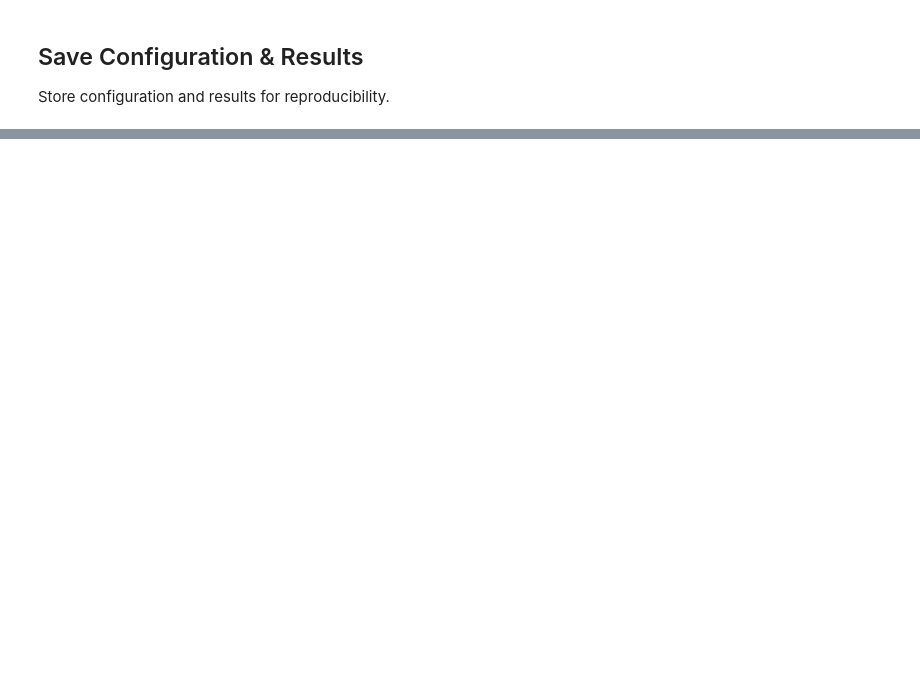
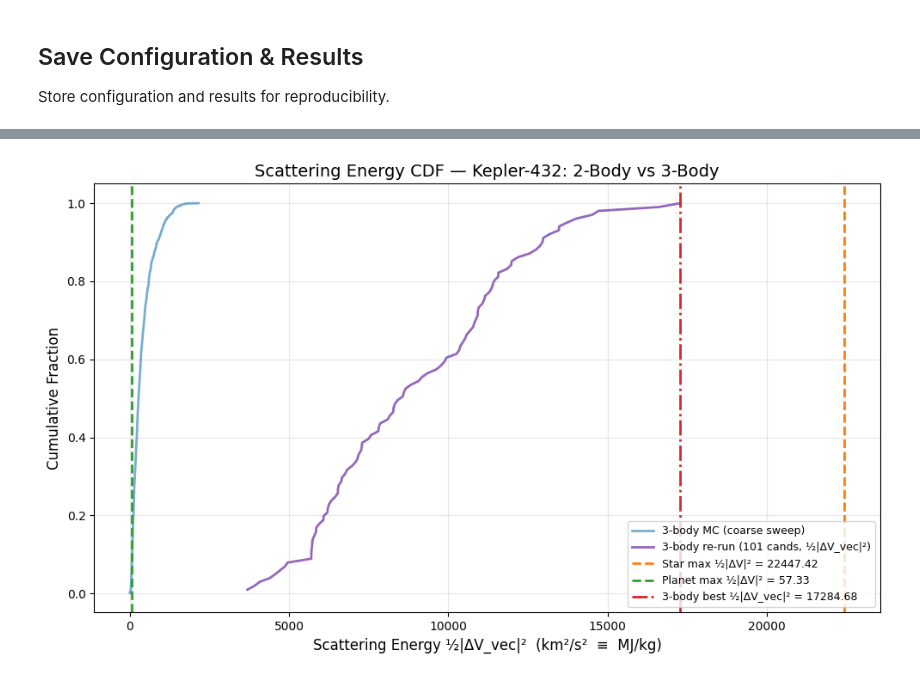
Before and after one commit to prshr1/slingshot-solver, a Jupyter notebook: ThreeBodySolver_v2.ipynb, the cells around one changed output, grey strips where cells are left out. Saved outputs shown, nothing was run; the diff lists cells and outputs as text; code cells hidden in the pictures; blank space fills up the shorter version.

```diff
--- a/ThreeBodySolver_v2.ipynb
+++ b/ThreeBodySolver_v2.ipynb
@@ -362,25 +594,35 @@ Store configuration and results for reproducibility.
 # %%
 from slingshot.config import save_config
 import pickle
-from datetime import datetime
+import dataclasses
 
-output_dir = Path(f"./results_{cfg.system.name}_{datetime.now().strftime('%Y%m%d_%H%M%S')}")
-output_dir.mkdir(parents=True, exist_ok=True)
+# output_dir was already created after the MC cell — reuse it
+print(f"Saving to: {output_dir}")
 
 # Save config
 config_file = output_dir / "config.yaml"
 save_config(cfg, str(config_file), format="yaml")
 print(f"✓ Config saved: {config_file}")
 
+# Deep-convert dataclass instances to plain dicts (avoids PicklingError after importlib.reload)
+def _strip_dataclasses(obj):
+    if dataclasses.is_dataclass(obj) and not isinstance(obj, type):
+        return {k: _strip_dataclasses(v) for k, v in dataclasses.asdict(obj).items()}
+    if isinstance(obj, dict):
+        return {k: _strip_dataclasses(v) for k, v in obj.items()}
+    if isinstance(obj, list):
+        return [_strip_dataclasses(v) for v in obj]
+    return obj
+
 # Save results
 results_file = output_dir / "results.pkl"
 with open(results_file, 'wb') as f:
-    pickle.dump({
+    pickle.dump(_strip_dataclasses({
         'mc': mc,
         'top_indices': top_idx,
         'sols_best': sols_best,
         'analyses_best': analyses_best,
-    }, f)
+    }), f)
 print(f"✓ Results saved: {results_file}")
 
 # Save summary table
@@ -412,0 +842,74 @@ print(f"\nAll outputs in: {output_dir}")
+# %%
+# --- Energy CDF: 3-body MC vs narrowed 2-body baselines ---
+import matplotlib.pyplot as plt
+
+# Coarse MC energies (using vector ΔV for consistency)
+ok = mc["ok"]
+# Re-compute with vector magnitude: for coarse MC we only have scalar delta_v
+# Use ½ delta_v² as approximate energy (coarse only)
+energies_mc_coarse = 0.5 * mc["delta_v"][ok] ** 2
+
+# Re-run energies using the new vector ΔV metric
+energies_rerun = np.array([
+    a["energy_half_dv_vec_sq"] for a in analyses_best_v2 if a is not None
+])
+
+fig, ax = plt.subplots(figsize=(10, 6))
+
+# 3-body CDF (coarse MC)
+sorted_e = np.sort(energies_mc_coarse)
+cdf = np.arange(1, len(sorted_e) + 1) / len(sorted_e)
+ax.plot(sorted_e, cdf, linewidth=2, label="3-body MC (coarse sweep)", color="tab:blue", alpha=0.6)
+
+# 3-body CDF (high-res re-runs, vector ΔV)
+if len(energies_rerun) > 1:
+    sorted_er = np.sort(energies_rerun)
+    cdf_r = np.arange(1, len(sorted_er) + 1) / len(sorted_er)
+    ax.plot(sorted_er, cdf_r, linewidth=2,
+            label=f"3-body re-run ({len(energies_rerun)} cands, ½|ΔV_vec|²)",
+            color="tab:purple", linestyle="-")
+
+# Narrowed 2-body star baseline (now ½|ΔV_vec|², not ε)
+if E_star_narrowed is not None:
+    ax.axvline(E_star_narrowed, color="tab:orange", linestyle="--", linewidth=2,
+               label=f"Star max ½|ΔV|² = {E_star_narrowed:.2f}")
+
+# Narrowed 2-body planet baseline (now ½|ΔV_vec|², not ε)
+if E_planet_narrowed is not None:
+    ax.axvline(E_planet_narrowed, color="tab:green", linestyle="--", linewidth=2,
+               label=f"Planet max ½|ΔV|² = {E_planet_narrowed:.2f}")
+
+# 3-body best (vector ΔV energy)
+ax.axvline(E_3body, color="tab:red", linestyle="-.", linewidth=2,
+           label=f"3-body best ½|ΔV_vec|² = {E_3body:.2f}")
+
+ax.set_xlabel("Scattering Energy ½|ΔV_vec|²  (km²/s²  ≡  MJ/kg)", fontsize=12)
+ax.set_ylabel("Cumulative Fraction", fontsize=12)
+ax.set_title(f"Scattering Energy CDF — {cfg.system.name}: 2-Body vs 3-Body", fontsize=14)
+ax.legend(fontsize=9, loc="lower right")
+ax.grid(True, alpha=0.3)
+plt.tight_layout()
+fig.savefig(output_dir / "energy_cdf.png", dpi=150, bbox_inches="tight")
+plt.show()
+print(f"  Saved: {output_dir / 'energy_cdf.png'}")
+
+# Summary statistics
+print(f"\nCoarse MC sweep ({len(energies_mc_coarse)} particles):")
+if E_star_narrowed is not None:
+    frac_above_star = (energies_mc_coarse > E_star_narrowed).sum() / len(energies_mc_coarse) * 100
+    print(f"  Exceeding star  ½|ΔV|² bound: {frac_above_star:.1f}%")
+if E_planet_narrowed is not None:
+    frac_above_planet = (energies_mc_coarse > E_planet_narrowed).sum() / len(energies_mc_coarse) * 100
+    print(f"  Exceeding planet ½|ΔV|² bound: {frac_above_planet:.1f}%")
+
+print(f"\nHigh-res re-runs ({len(energies_rerun)} candidates, ½|ΔV_vec|²):")
+if E_star_narrowed is not None:
+    n_above = (energies_rerun > E_star_narrowed).sum()
+    print(f"  Exceeding star  ½|ΔV|² bound: {n_above}/{len(energies_rerun)} "
+          f"({n_above/len(energies_rerun)*100:.1f}%)")
+if E_planet_narrowed is not None:
+    n_above = (energies_rerun > E_planet_narrowed).sum()
+    print(f"  Exceeding planet ½|ΔV|² bound: {n_above}/{len(energies_rerun)} "
+          f"({n_above/len(energies_rerun)*100:.1f}%)")
+# %% [output]
+[figure, added]
```
Also changed, not shown: parts of 24 cells of this notebook, 31 other files.
